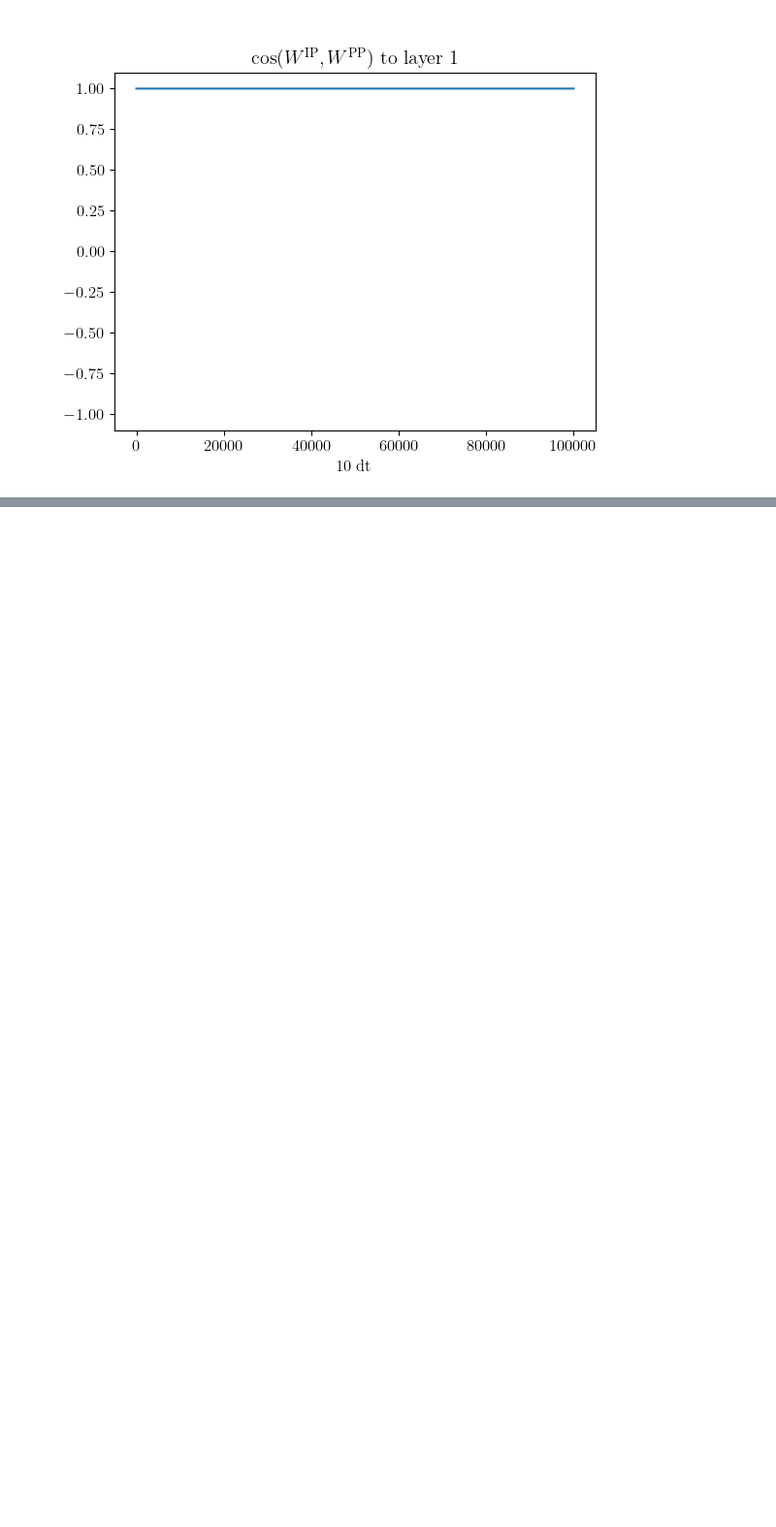
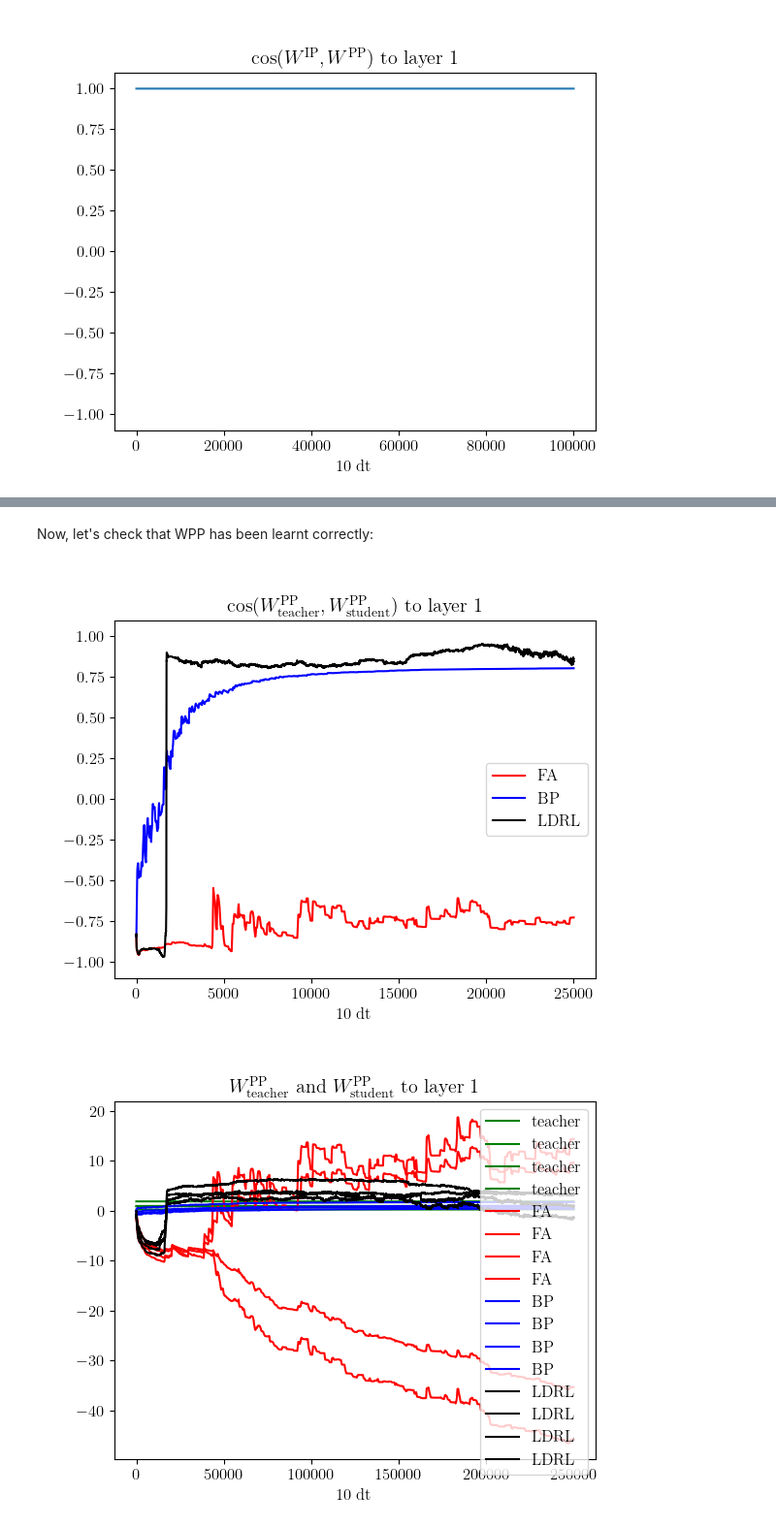
Before and after one commit to kma-code/Phaseless-Alignment-Learning, a Jupyter notebook: RtDeep/RtDeep W.T simple demo.ipynb, the cells around one changed output, grey strips where cells are left out. Shown at 97% size. Drawn from its saved outputs; the diff is of its cells as text; code cells hidden in the pictures; blank space fills up the shorter version.

```diff
--- a/RtDeep/RtDeep W.T simple demo.ipynb
+++ b/RtDeep/RtDeep W.T simple demo.ipynb
@@ -1102,0 +1306,16 @@ for i in range(len(layers[1:-1])):
+# %%
+WPP_FA_time_series = []
+
+for i in range(len(r0_random)):
+    mc3_student_FA.evolve_system(r0=r0_random[i], u_tgt=[target_time_series[i]]) # << adapt WIP, BPI and BPP
+
+    WPP_FA_time_series.append(copy.deepcopy(mc3_student_FA.WPP))
+# %%
+WPP_BP_time_series = []
+BPP_BP_time_series = []
+
+for i in range(len(r0_random)):
+    mc3_student_BP.evolve_system(r0=r0_random[i], u_tgt=[target_time_series[i]]) # << adapt WIP, BPI and BPP
+
+    WPP_BP_time_series.append(copy.deepcopy(mc3_student_BP.WPP))
+    BPP_BP_time_series.append(copy.deepcopy(mc3_student_BP.BPP))
@@ -1102,0 +1405,2 @@ for i in range(len(layers[1:-1])):
+# %% [markdown]
+Now, let's check that WPP has been learnt correctly:
@@ -1102,0 +1443,41 @@ for i in range(len(layers[1:-1])):
+# %%
+for i in range(len(layers[0:-1])):
+    fig, ax = plt.subplots()
+    ax.plot(cos_WPPteacher_WPPstudentFA[i], label="FA", c='red')
+    ax.plot(cos_WPPteacher_WPPstudentBP[i], label="BP", c='blue')
+    ax.plot(cos_WPPteacher_WPPstudent[i], label="LDRL", c='black')
+    plt.yscale('linear')
+    label = '10 dt'
+    plt.xlabel(label)
+    plt.title('$\cos(W^\mathrm{PP}_\mathrm{teacher}, W^\mathrm{PP}_\mathrm{student})$ to layer ' + str(i+1))
+    plt.ylim(-1.1,1.1)
+    plt.legend()
+    plt.show()
+
+    fig, ax = plt.subplots()
+    ax.plot([mc3_teacher.WPP[i].ravel() for WPP in WPP_FA_time_series], label="teacher", c='green')
+    ax.plot([WPP[i].ravel() for WPP in WPP_FA_time_series], label="FA", c='red')
+    ax.plot([WPP[i].ravel() for WPP in WPP_BP_time_series], label="BP", c='blue')
+    ax.plot([WPP[i].ravel() for WPP in WPP_time_series], label="LDRL", c='black')
+    plt.yscale('linear')
+    label = '10 dt'
+    plt.xlabel(label)
+    plt.title('$W^\mathrm{PP}_\mathrm{teacher}$ and $W^\mathrm{PP}_\mathrm{student}$ to layer ' + str(i+1))
+    # plt.ylim(-1.1,1.1)
+    plt.legend()
+    plt.show()
+
+
+# fig, ax = plt.subplots()
+# ax.plot(np.array([WPP[1].T for WPP in WPP_time_series]).ravel(), label="WPP.T")
+# ax.plot(np.array(BPP_time_series).ravel(), label="BPP")
+# plt.yscale('linear')
+# label = 'dt'
+# plt.xlabel(label)
+# plt.ylabel("B")
+# plt.legend()
+# # plt.title('$\cos(W^\mathrm{IP}, W^\mathrm{PP})$ to layer ' + str(i+1))
+# plt.show()
+# %% [output]
+[figure, added]
+[figure, added]
```
Also changed, not shown: parts of 24 cells of this notebook, 1 other file.
